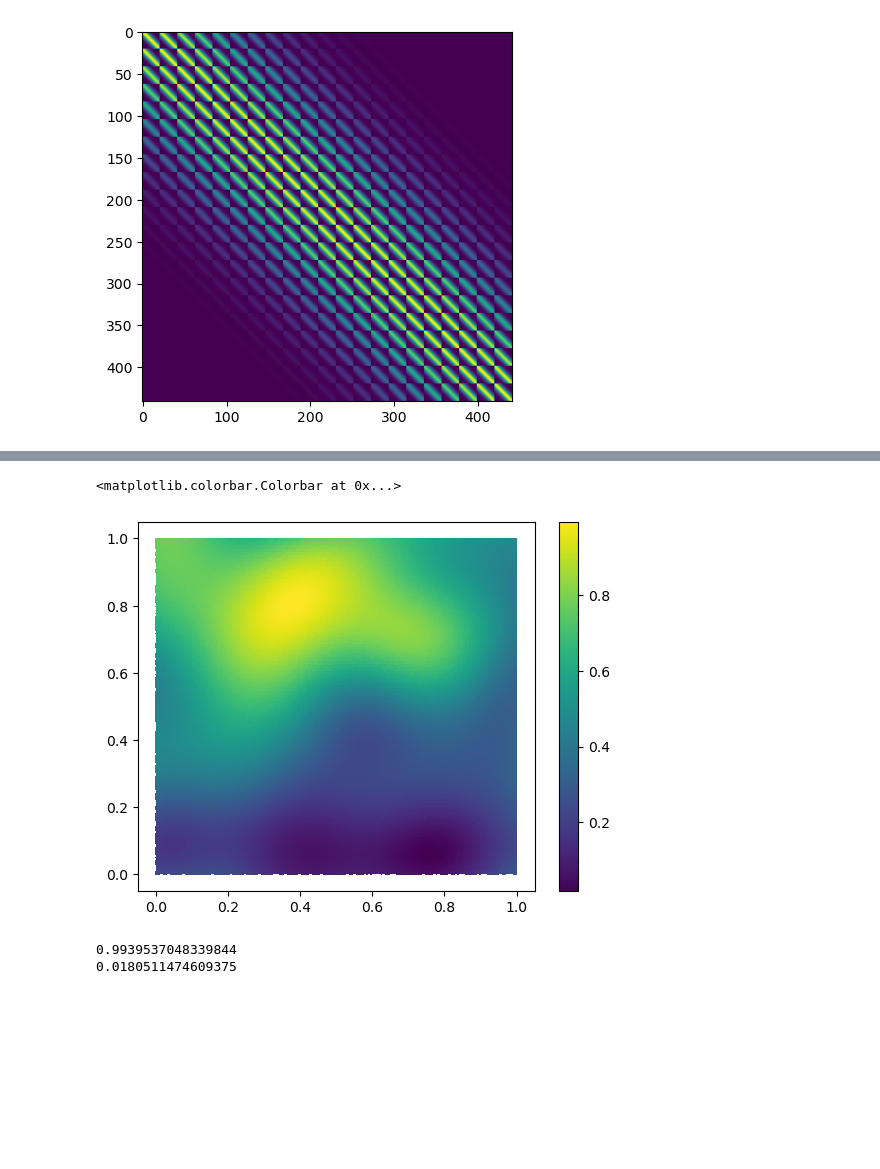
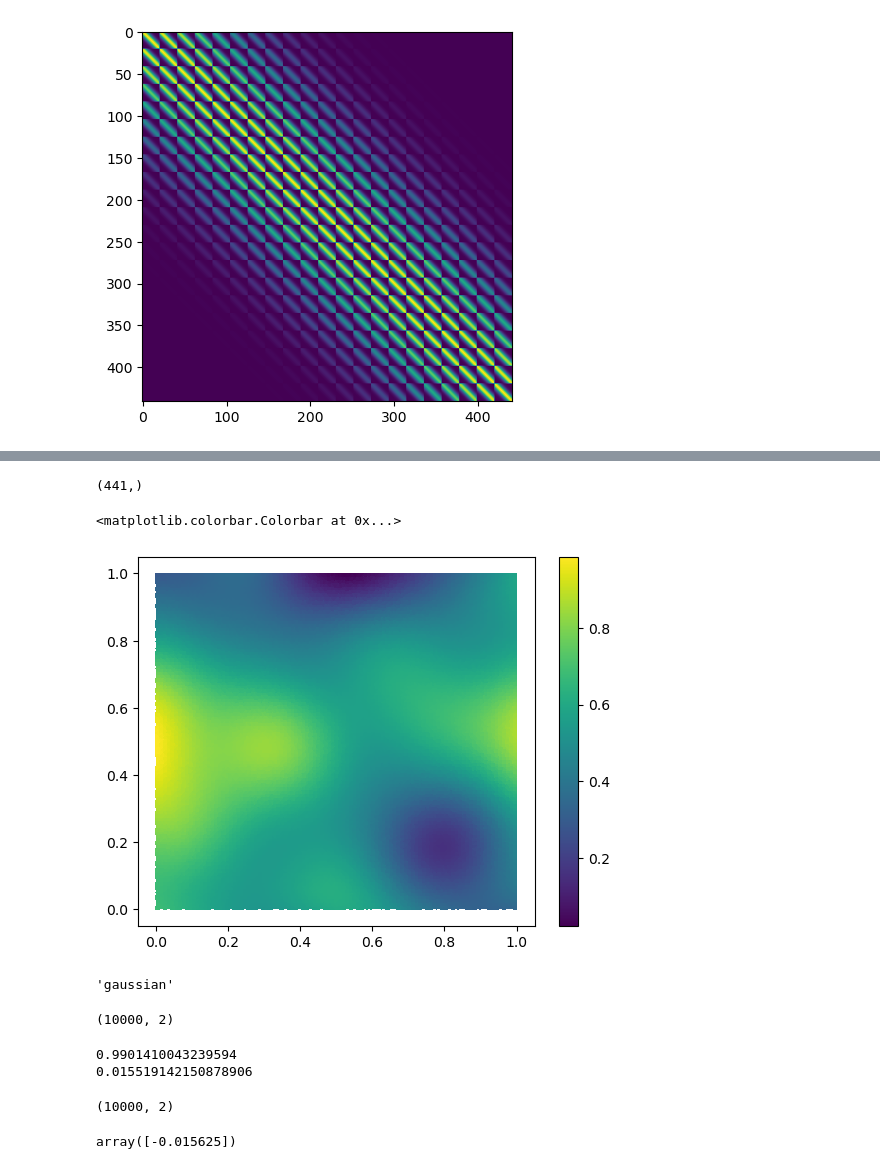
Before and after one commit to JoostHMPrins/ngo, a Jupyter notebook: developnotebooks/Gaussianrandomfield.ipynb, the cells around one changed output, grey strips where cells are left out. Drawn from its saved outputs; the diff is of its cells as text; code cells hidden in the pictures; blank space fills up the shorter version.

```diff
--- a/developnotebooks/Gaussianrandomfield.ipynb
+++ b/developnotebooks/Gaussianrandomfield.ipynb
@@ -17,4 +21,5 @@ plt.plot(f.T)
 # %%
+size = 21
 x = np.linspace(0,1,size)
 cov = np.zeros((size,size))
 l = 0.2
@@ -58,7 +63,7 @@ plt.imshow(cov)
 <matplotlib.image.AxesImage at 0x...>
 [figure]
 # %%
-f = np.random.multivariate_normal(np.zeros(size**2), cov=cov, size=1)
+f = np.random.multivariate_normal(np.zeros(N_gridpoints**2), cov=cov, size=1)
 Deltaf = np.amax(f) - np.amin(f)
 f = f/Deltaf*0.97
 f = f - np.amin(f) + 0.02
@@ -77,20 +83,36 @@ from scipy.interpolate import RBFInterpolator
+# %%
+f.shape
+# %% [output]
+(441,)
 # %%
-function = RBFInterpolator(x, f, kernel='gaussian', epsilon=0.2/(1/20))
+function = Rbf(x[:,0], x[:,1], f, function='gaussian', epsilon=0.2)
 size = 100
 X, Y = np.mgrid[0:1:size*1j, 0:1:size*1j]
 x_i = np.vstack([X.ravel(), Y.ravel()]).T
-f_i = function(x_i)
+f_i = function(x_i[:,0], x_i[:,1])
 plt.tripcolor(x_i[:,0], x_i[:,1], f_i)
 plt.colorbar()
 # %% [output]
 <matplotlib.colorbar.Colorbar at 0x...>
-[figure, old version]
+[figure, new version]
+# %%
+function.function
+# %% [output]
+'gaussian'
+# %%
+x_i.shape
+# %% [output]
+(10000, 2)
 # %%
 print(np.amax(f_i))
 print(np.amin(f_i))
 # %% [output]
-0.9939537048339844
-0.0180511474609375
+0.9901410043239594
+0.015519142150878906
+# %%
+x_i.shape
+# %% [output]
+(10000, 2)
 # %%
 d = 2
 N_gridpoints = 21
@@ -118,2 +141,7 @@ GRFfunction = RBFInterpolator(x, GRF, kernel='gaussian', epsilon=1/(1/N_gridpoin
 # %%
 GRFfunction = RBFInterpolator(x, GRF, kernel='gaussian', epsilon=1/(1/N_gridpoints - 1))
+# %%
+a = np.array([0.1,0.1])
+GRFfunction(a[None,:])
+# %% [output]
+array([-0.015625])
```
Also changed, not shown: parts of 12 cells of this notebook.
